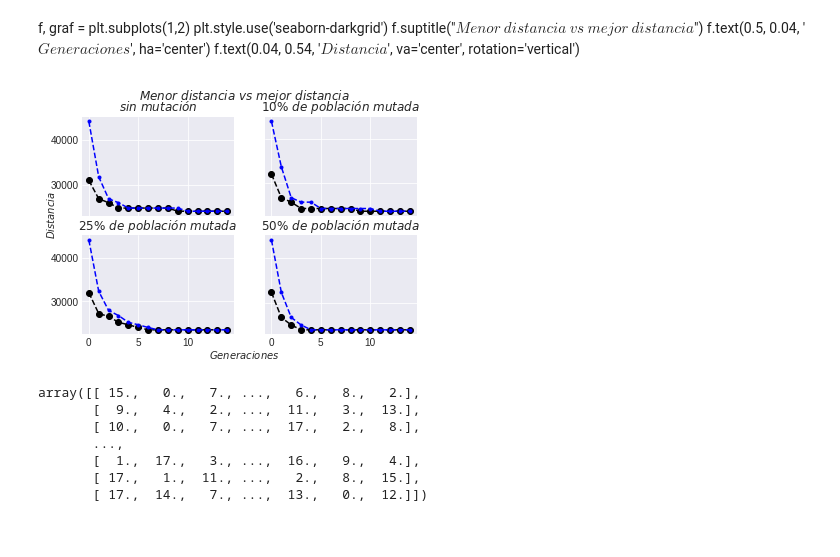
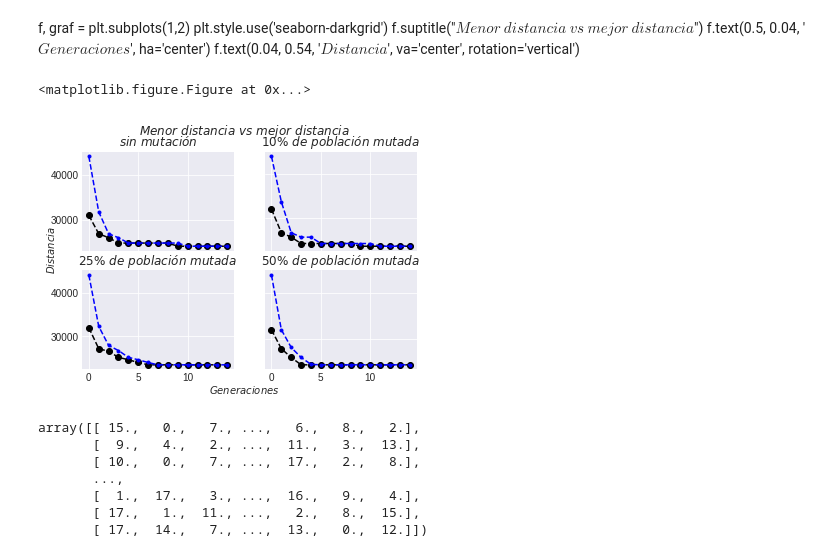
Before and after one commit to ramonjgt/viajero_frecuente, a Jupyter notebook: Viajero.ipynb, the cells around one changed output. Cells and saved outputs as stored; diff of their text form; code cells hidden in the pictures.

```diff
--- a/Viajero.ipynb
+++ b/Viajero.ipynb
@@ -402,37 +403,40 @@ f.suptitle("$Menor\ distancia\ vs\ mejor\ distancia$")
 f.text(0.5, 0.04, '$Generaciones$', ha='center')
 f.text(0.04, 0.54, '$Distancia$', va='center', rotation='vertical')
 # %%
+plt.figure(dpi=2000)
 f, graf = plt.subplots(2,2)
 plt.style.use('seaborn-darkgrid')
 f.suptitle("$Menor\ distancia\ vs\ mejor\ distancia$")
 f.text(0.5, 0.04, '$Generaciones$', ha='center')
 f.text(0.04, 0.54, '$Distancia$', va='center', rotation='vertical')
 
 #gráfica sin mutación:
 graf[0,0].plot(mas_aptos, marker = "o", linestyle = "--", color = "k", label = "menor distancia")
 graf[0,0].plot(menos_aptos, marker = ".", linestyle = "--", color = "b", label = "mayor distancia")
 graf[0,0].set_title("$sin\ mutación$")
 
 # gráfica con 10% de mutación:
 graf[0,1].plot(mas_aptos_1, marker = "o", linestyle = "--", color = "k", label = "menor distancia")
 graf[0,1].plot(menos_aptos_1, marker = ".", linestyle = "--", color = "b", label = "mayor distancia")
 graf[0,1].set_title("$10\% \ de\ población\ mutada$")
 
 # gráfica con 25% de mutación:
 graf[1,0].plot(mas_aptos_2, marker = "o", linestyle = "--", color = "k", label = "menor distancia")
 graf[1,0].plot(menos_aptos_2, marker = ".", linestyle = "--", color = "b", label = "mayor distancia")
 graf[1,0].set_title("$25\% \ de\ población\ mutada$")
 
 # gráfica con 50% de mutación:
 graf[1,1].plot(mas_aptos_3, marker = "o", linestyle = "--", color = "k", label = "menor distancia")
 graf[1,1].plot(menos_aptos_3, marker = ".", linestyle = "--", color = "b", label = "mayor distancia")
 graf[1,1].set_title("$50\% \ de\ población\ mutada$")
 
 plt.setp([a.get_xticklabels() for a in graf[0, :]], visible=False)
 plt.setp([a.get_yticklabels() for a in graf[:, 1]], visible=False)
 plt.show()
+plt.savefig('destination_path.eps', format='eps', dpi=1000)
 # %% [output]
+<matplotlib.figure.Figure at 0x...>
-[figure, old version]
+[figure, new version]
 # %%
 viajes
 # %% [output]
```
Also changed, not shown: parts of 1 cell of this notebook.
